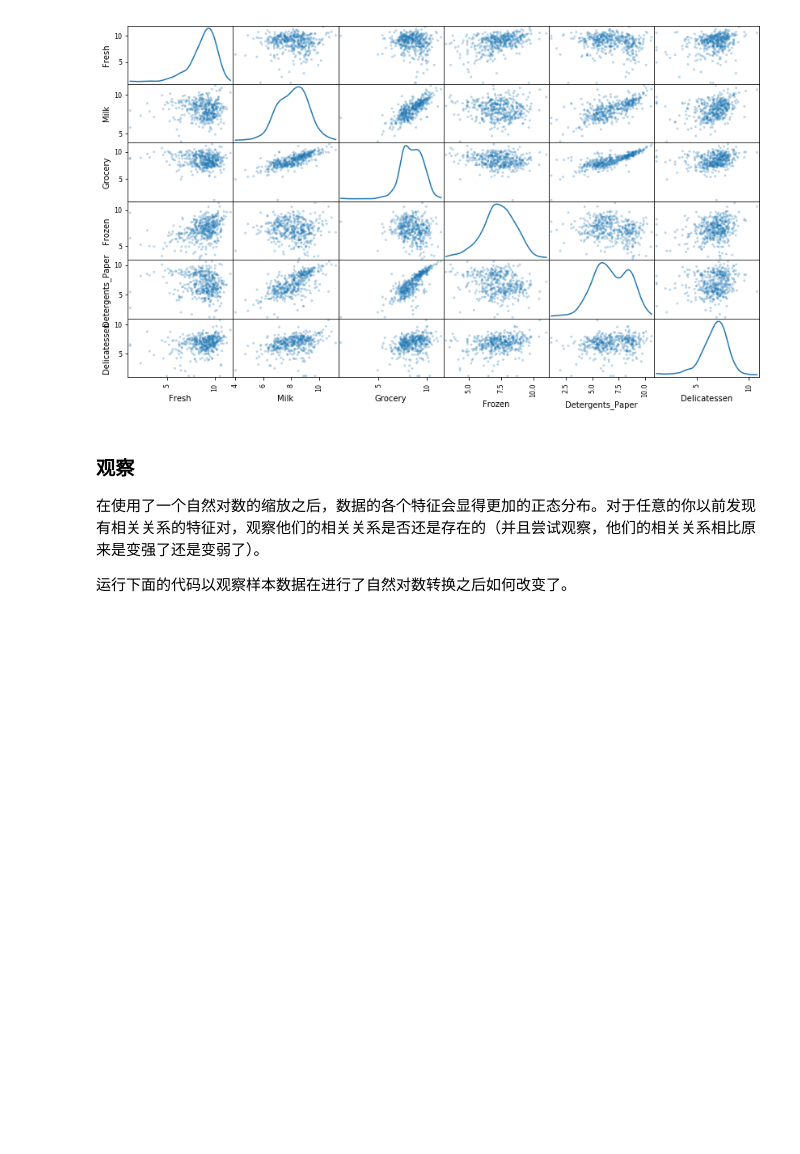
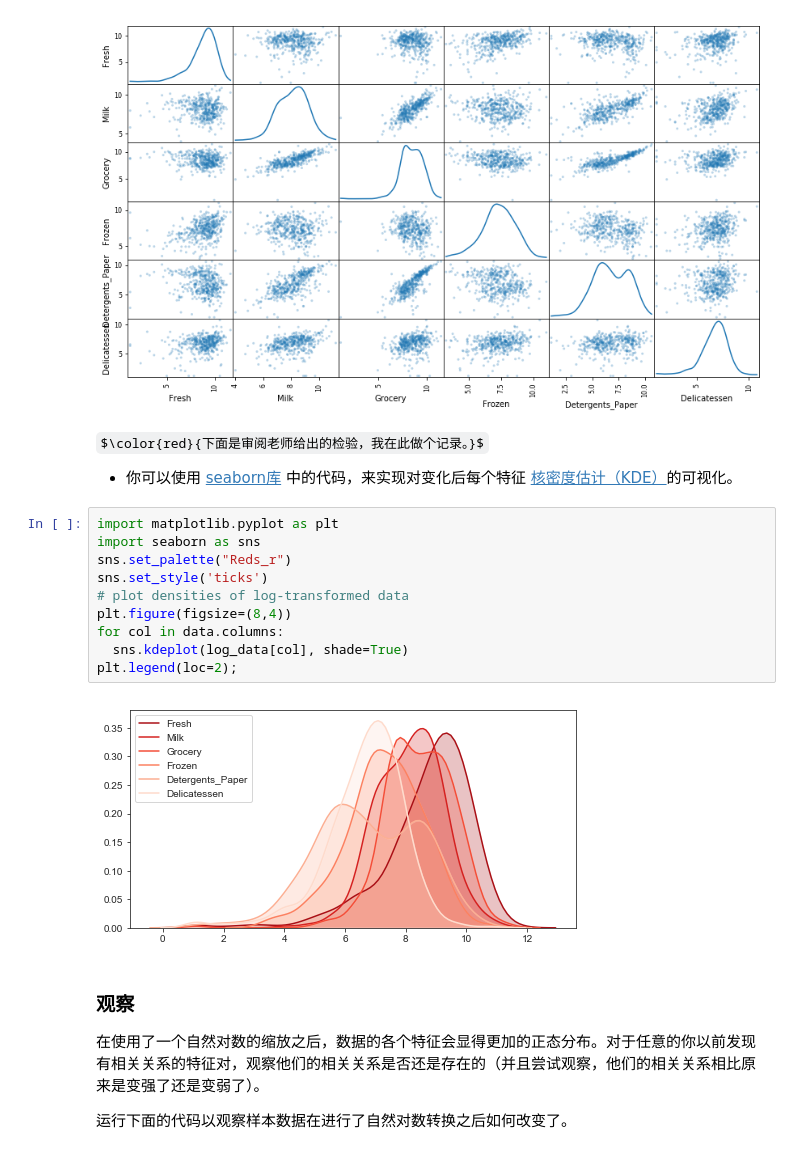
Before and after one commit to sunq891/costumer_segments, a Jupyter notebook: customer_segments.ipynb, the cells around one changed output. Drawn from its saved outputs; the diff is of its cells as text; some formulas as TeX source; blank space fills up the shorter version.

```diff
--- a/customer_segments.ipynb
+++ b/customer_segments.ipynb
@@ -227,6 +257,21 @@ log_samples = np.log(samples)
 pd.plotting.scatter_matrix(log_data, alpha = 0.3, figsize = (14,8), diagonal = 'kde');
 # %% [output]
 [figure]
+# %% [markdown]
+$\color{red}{下面是审阅老师给出的检验，我在此做个记录。}$
+* 你可以使用 [seaborn库](http://seaborn.pydata.org/index.html) 中的代码，来实现对变化后每个特征 [核密度估计（KDE）](https://en.wikipedia.org/wiki/Kernel_density_estimation)的可视化。
+# %%
+import matplotlib.pyplot as plt
+import seaborn as sns
+sns.set_palette("Reds_r")
+sns.set_style('ticks')
+# plot densities of log-transformed data
+plt.figure(figsize=(8,4))
+for col in data.columns:
+  sns.kdeplot(log_data[col], shade=True)
+plt.legend(loc=2);
+# %% [output]
+[figure, added]
 # %% [markdown]
 ### 观察
 在使用了一个自然对数的缩放之后，数据的各个特征会显得更加的正态分布。对于任意的你以前发现有相关关系的特征对，观察他们的相关关系是否还是存在的（并且尝试观察，他们的相关关系相比原来是变强了还是变弱了）。
```
Also changed, not shown: parts of 9 cells of this notebook, 1 other file.
